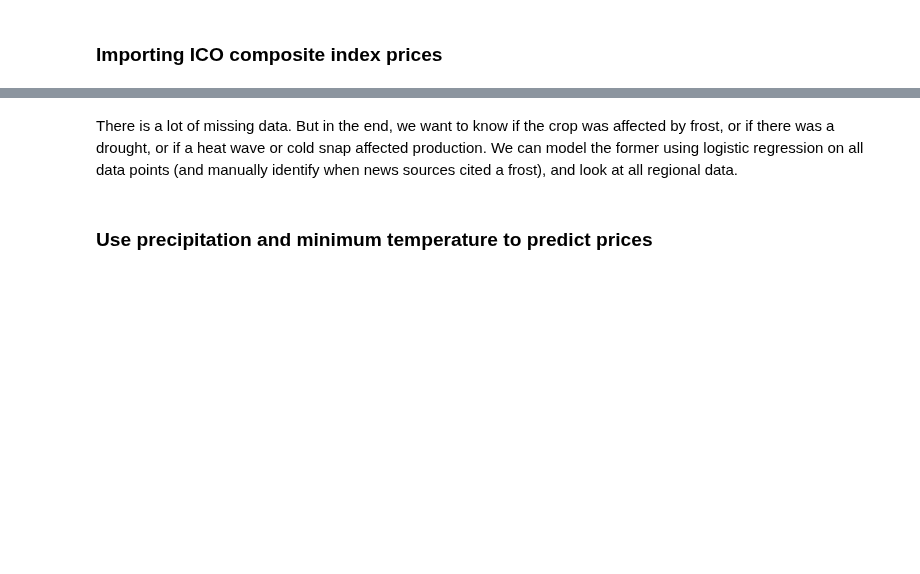
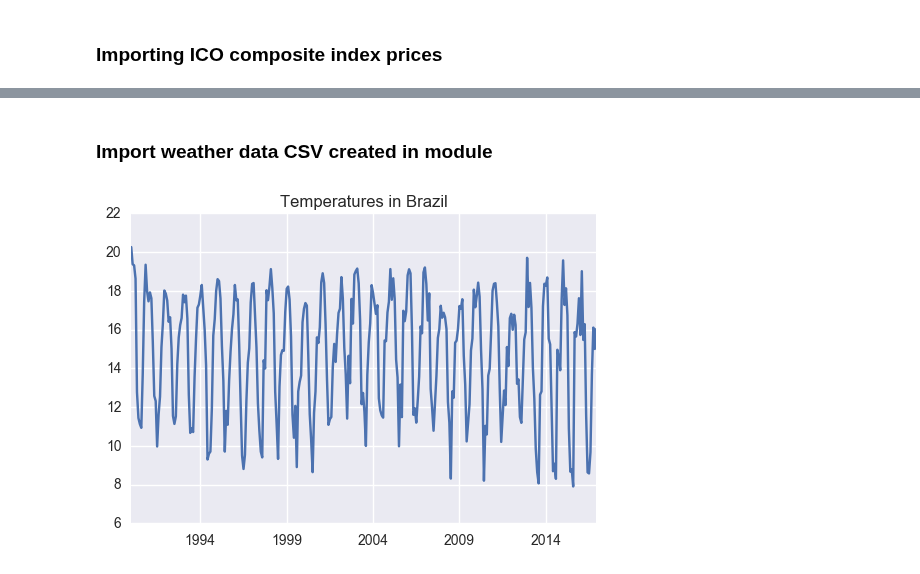
Before and after one commit to mohsseha/DSI-BOS-students, a Jupyter notebook: ntmitchell/capstone project/master-notebook.ipynb, the cells around one changed output, grey strips where cells are left out. Cells and saved outputs as stored; diff of their text form; code cells hidden in the pictures; blank space fills up the shorter version.

Commit message:
updating capstone files

```diff
--- a/ntmitchell/capstone project/master-notebook.ipynb
+++ b/ntmitchell/capstone project/master-notebook.ipynb
@@ -217,4 +40,14 @@ plt.show()
-# %% [markdown]
-There is a lot of missing data. But in the end, we want to know if the crop was affected by frost, or if there was a drought, or if a heat wave or cold snap affected production. We can model the former using logistic regression on all data points (and manually identify when news sources cited a frost), and look at all regional data.
-# %% [markdown]
-### Use precipitation and minimum temperature to predict prices
+# %% [markdown]
+### Import weather data CSV created in module
+# %%
+temperature_data = pd.read_csv("../datasets/capstone/temperature-in-coffee-growing-regions-since-1990--from-berkeley-earth.csv")
+temperature_data["Unnamed: 0"] = pd.to_datetime(temperature_data["Unnamed: 0"].values)
+temperature_data.index = temperature_data["Unnamed: 0"].values
+# %%
+minimum_temperatures_by_country = temperature_data.pivot_table(values = "Temperature (C)", index = temperature_data.index, columns = "Country", aggfunc='min')
+# %%
+minimum_temperatures_by_country["Brazil"].plot()
+plt.title("Temperatures in Brazil")
+plt.show()
+# %% [output]
+[figure, added]
```
Also changed, not shown: parts of 26 cells of this notebook, 5 other files.
